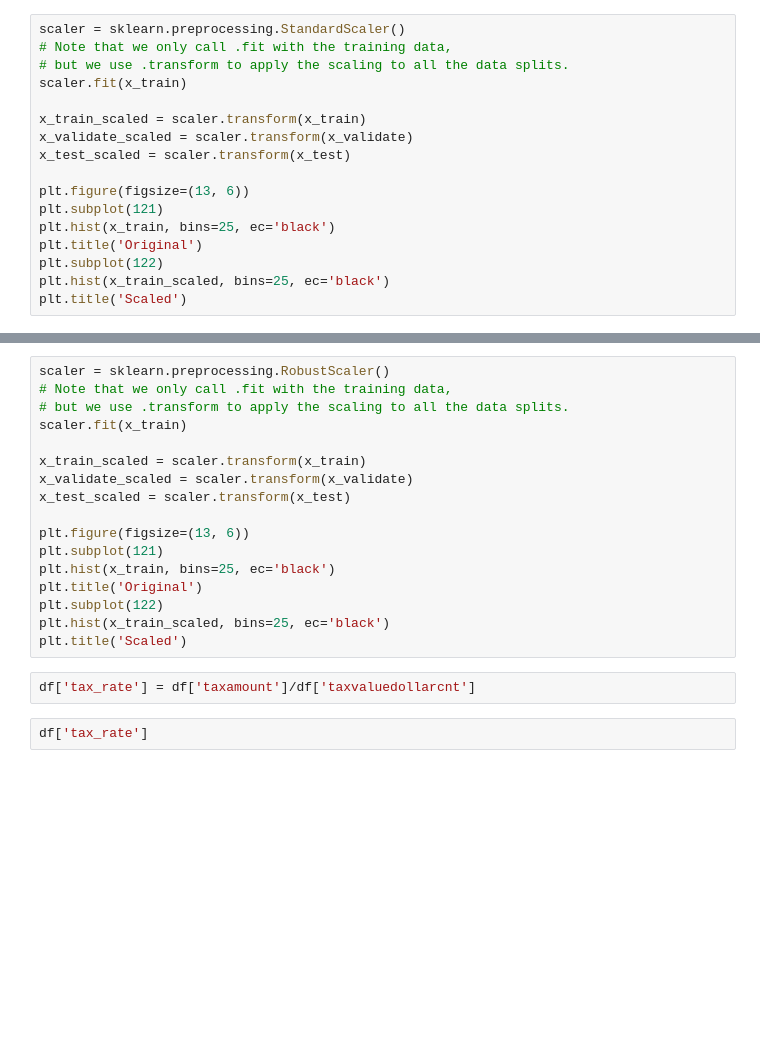
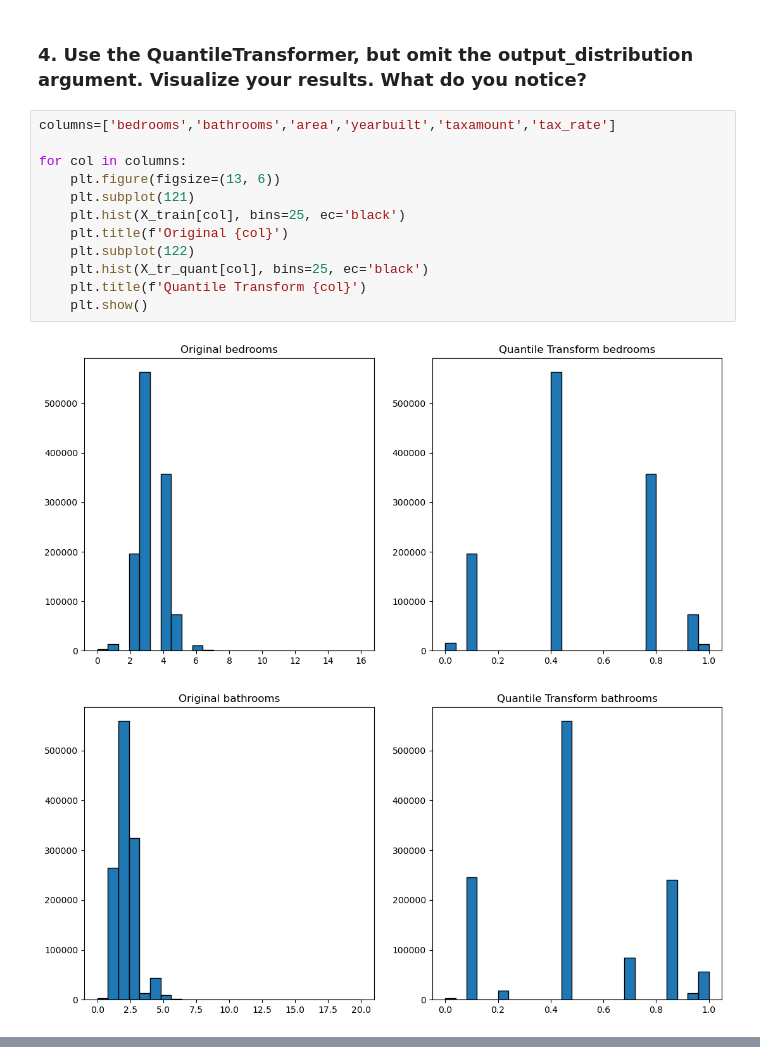
Before and after one commit to rosendo-lugo/regression-exercises, a Jupyter notebook: scaling.ipynb, the cells around one changed output, grey strips where cells are left out. Drawn from its saved outputs; the diff is of its cells as text; blank space fills up the shorter version.

```diff
--- a/scaling.ipynb
+++ b/scaling.ipynb
@@ -69,17 +254,17 @@ plt.title('Scaled')
+# %% [markdown]
+### 4. Use the QuantileTransformer, but omit the output_distribution argument. Visualize your results. What do you notice?
 # %%
-scaler = sklearn.preprocessing.StandardScaler()
-# Note that we only call .fit with the training data,
-# but we use .transform to apply the scaling to all the data splits.
-scaler.fit(x_train)
+columns=['bedrooms','bathrooms','area','yearbuilt','taxamount','tax_rate']
 
-x_train_scaled = scaler.transform(x_train)
-x_validate_scaled = scaler.transform(x_validate)
-x_test_scaled = scaler.transform(x_test)
-
-plt.figure(figsize=(13, 6))
-plt.subplot(121)
-plt.hist(x_train, bins=25, ec='black')
-plt.title('Original')
-plt.subplot(122)
-plt.hist(x_train_scaled, bins=25, ec='black')
-plt.title('Scaled')
+for col in columns:
+    plt.figure(figsize=(13, 6))
+    plt.subplot(121)
+    plt.hist(X_train[col], bins=25, ec='black')
+    plt.title(f'Original {col}')
+    plt.subplot(122)
+    plt.hist(X_tr_quant[col], bins=25, ec='black')
+    plt.title(f'Quantile Transform {col}')
+    plt.show()
+# %% [output]
+[figure, added]
+[figure, added]
@@ -86,21 +274,0 @@ plt.title('Scaled')
-# %%
-scaler = sklearn.preprocessing.RobustScaler()
-# Note that we only call .fit with the training data,
-# but we use .transform to apply the scaling to all the data splits.
-scaler.fit(x_train)
-
-x_train_scaled = scaler.transform(x_train)
-x_validate_scaled = scaler.transform(x_validate)
-x_test_scaled = scaler.transform(x_test)
-
-plt.figure(figsize=(13, 6))
-plt.subplot(121)
-plt.hist(x_train, bins=25, ec='black')
-plt.title('Original')
-plt.subplot(122)
-plt.hist(x_train_scaled, bins=25, ec='black')
-plt.title('Scaled')
-# %%
-df['tax_rate'] = df['taxamount']/df['taxvaluedollarcnt']
-# %%
-df['tax_rate']
```
Also changed, not shown: parts of 30 cells of this notebook, 3 other files.
